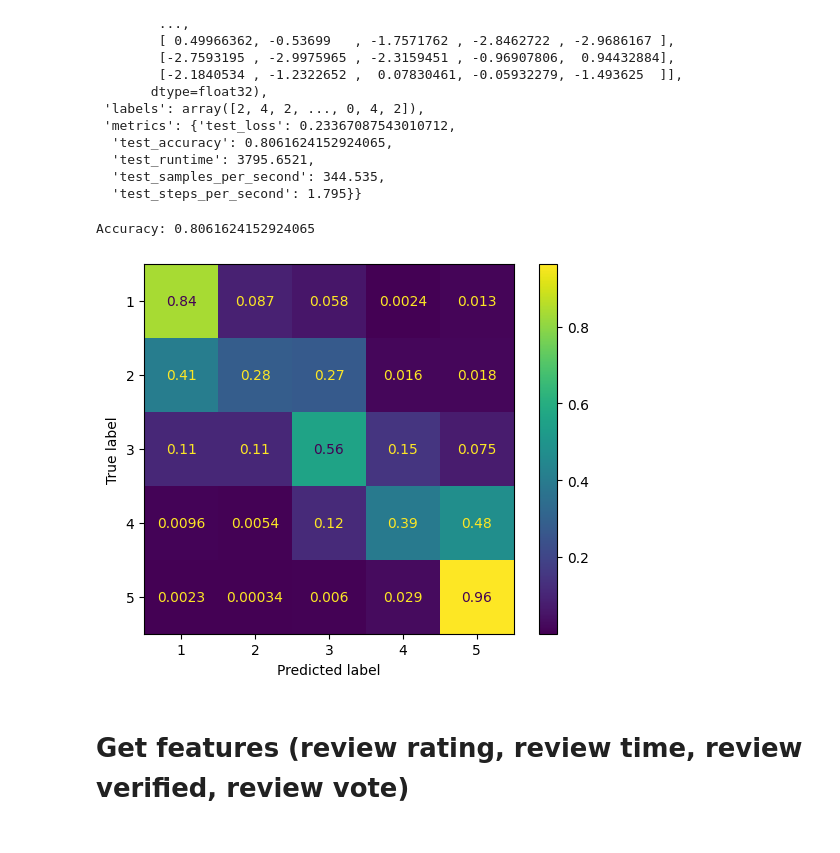
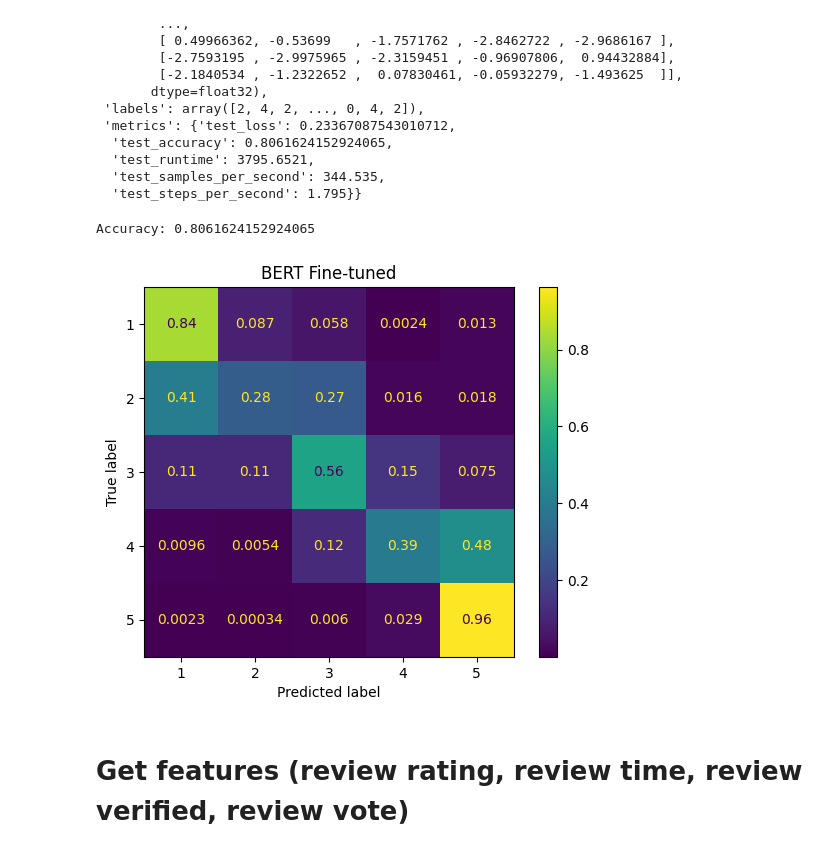
Before and after one commit to ziqixu091/Amazon-Rating-Prediction, a Jupyter notebook: jupyter_notebooks/feature.ipynb, the cells around one changed output. Drawn from its saved outputs; the diff is of its cells as text; code cells hidden in the pictures.

```diff
--- a/jupyter_notebooks/feature.ipynb
+++ b/jupyter_notebooks/feature.ipynb
@@ -124,32 +124,34 @@ test_output_obj
 # %%
 y_labels = test_output_obj['labels']
 y_preds = test_output_obj['preds']
 # Take the argmax of the predictions
 y_preds = np.argmax(y_preds, axis=1)
 # Convert to list
 y_labels = y_labels.tolist()
 y_preds = [int(pred+1) for pred in y_preds]
 y_labels = [int(label+1) for label in y_labels]
 
 # Calculate the accuracy
 correct = 0
 total = len(y_labels)
 for i in range(total):
     if y_labels[i] == y_preds[i]:
         correct += 1
 accuracy = correct / total
 print('Accuracy:', accuracy)
 
 from sklearn.metrics import confusion_matrix, ConfusionMatrixDisplay
 cm = confusion_matrix(y_labels, y_preds, normalize="true")
 disp = ConfusionMatrixDisplay(confusion_matrix=cm,display_labels=[1,2,3,4,5])
 disp.plot()
+# Add title
+disp.ax_.set_title('BERT Fine-tuned')
 
 os.chdir("/new-stg/home/banghua/Amazon-Rating-Prediction/features_figures")
 disp.figure_.savefig('BERT_cm.png',dpi=300)
 # %% [output]
 Accuracy: 0.8061624152924065
-[figure, old version]
+[figure, new version]
 # %% [markdown]
 # Get features (review rating, review time, review verified, review vote)
 # %%
```
Also changed, not shown: parts of 10 cells of this notebook, 8 other files.
